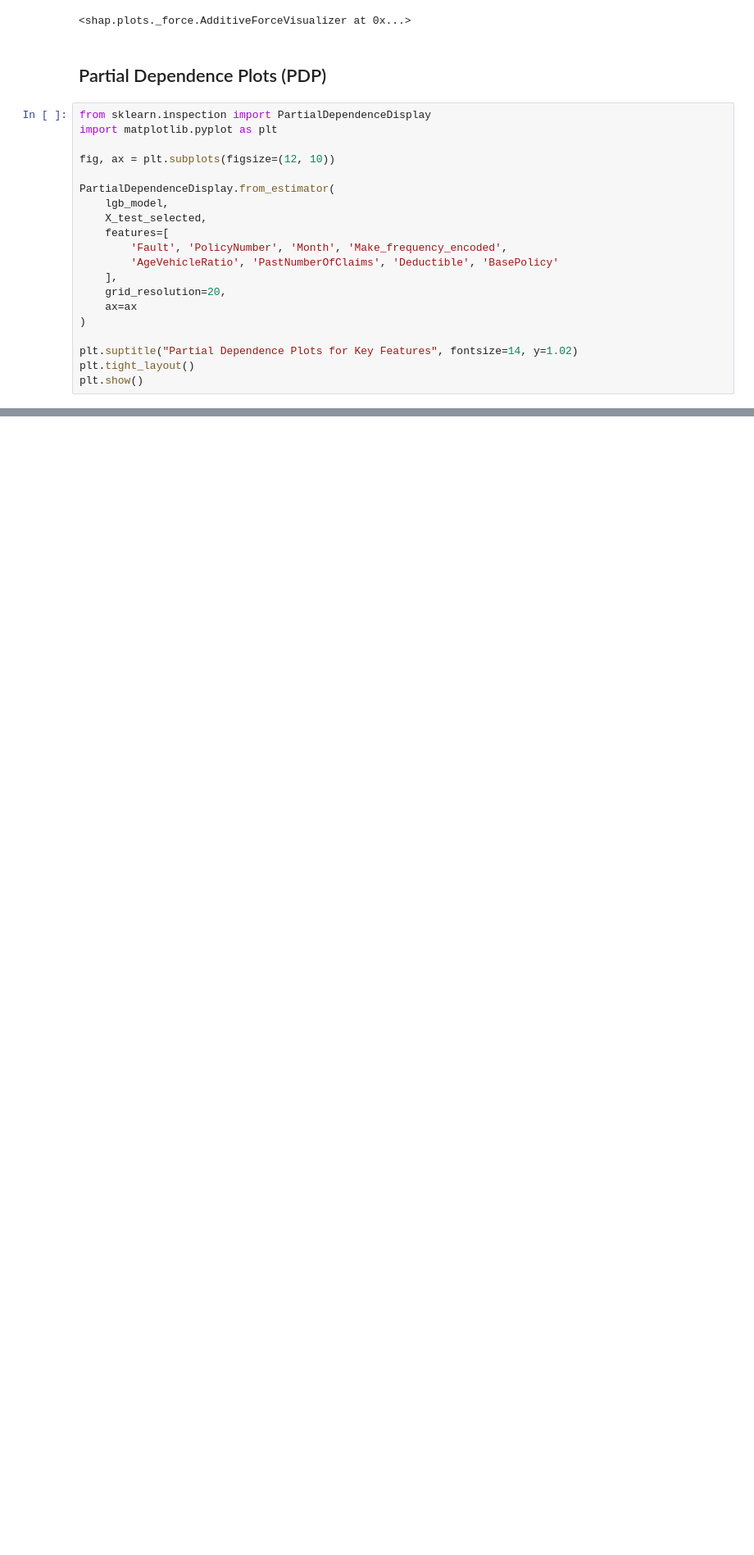
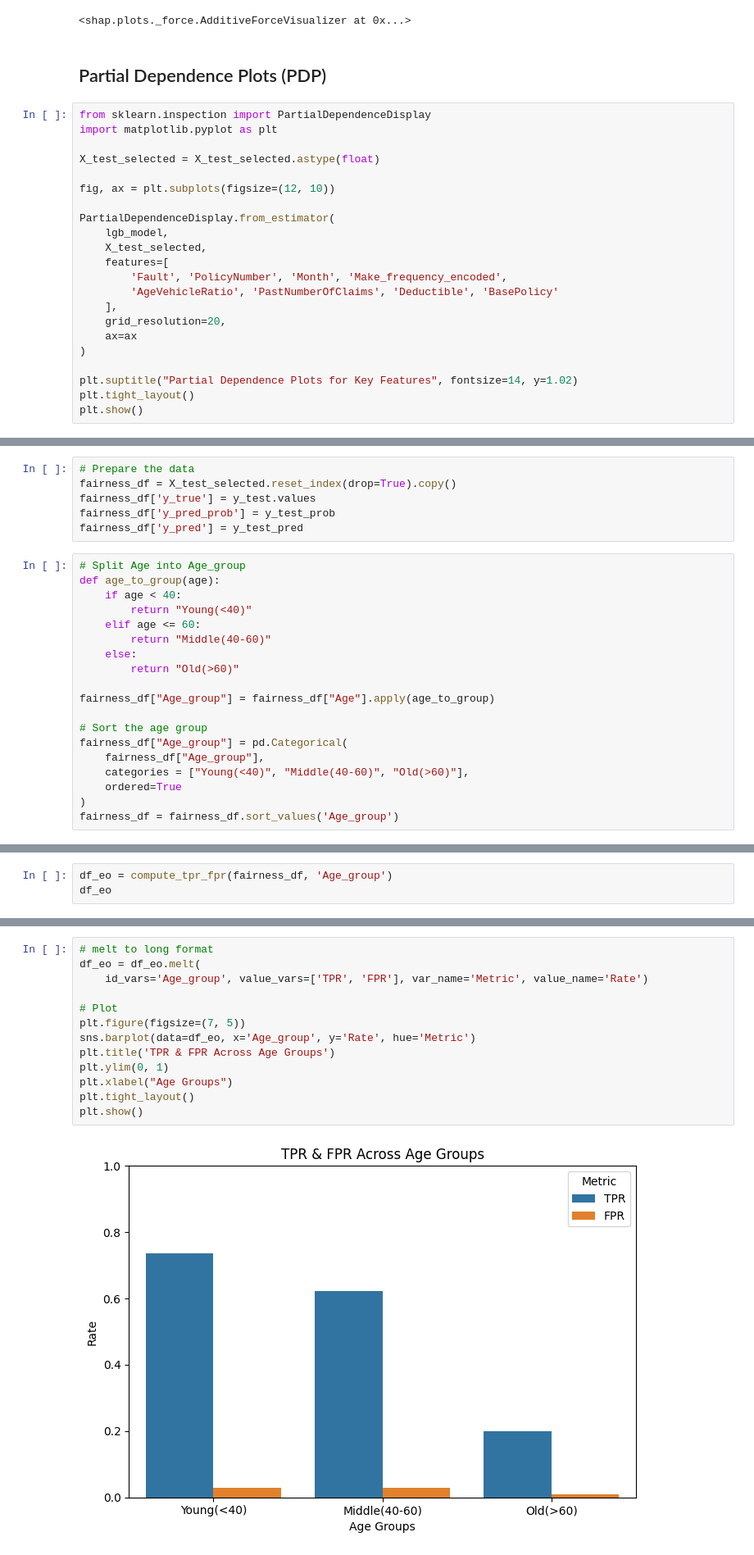
Before and after one commit to enxinn/DSA4263_VehicleInsuranceFraud, a Jupyter notebook: src/Lightgbm (Final model eval & model explainability).ipynb, the cells around one changed output, grey strips where cells are left out. Shown: that part at 82% size. Drawn from its saved outputs; the diff is of its cells as text; blank space fills up the shorter version.

Commit message:
Add fairness testing

```diff
--- a/src/Lightgbm (Final model eval & model explainability).ipynb
+++ b/src/Lightgbm (Final model eval & model explainability).ipynb
@@ -177,6 +177,8 @@ shap.force_plot(
 # %%
 from sklearn.inspection import PartialDependenceDisplay
 import matplotlib.pyplot as plt
+
+X_test_selected = X_test_selected.astype(float)
 
 fig, ax = plt.subplots(figsize=(12, 10))
 
@@ -198,0 +203,25 @@ plt.show()
+# %%
+# Prepare the data
+fairness_df = X_test_selected.reset_index(drop=True).copy()
+fairness_df['y_true'] = y_test.values
+fairness_df['y_pred_prob'] = y_test_prob
+fairness_df['y_pred'] = y_test_pred
+# %%
+# Split Age into Age_group
+def age_to_group(age):
+    if age < 40:
+        return "Young(<40)"
+    elif age <= 60:
+        return "Middle(40-60)"
+    else:
+        return "Old(>60)"
+
+fairness_df["Age_group"] = fairness_df["Age"].apply(age_to_group)
+
+# Sort the age group
+fairness_df["Age_group"] = pd.Categorical(
+    fairness_df["Age_group"],
+    categories = ["Young(<40)", "Middle(40-60)", "Old(>60)"],
+    ordered=True
+)
+fairness_df = fairness_df.sort_values('Age_group')
@@ -198,0 +270,3 @@ plt.show()
+# %%
+df_eo = compute_tpr_fpr(fairness_df, 'Age_group')
+df_eo
@@ -198,0 +278,15 @@ plt.show()
+# %%
+# melt to long format
+df_eo = df_eo.melt(
+    id_vars='Age_group', value_vars=['TPR', 'FPR'], var_name='Metric', value_name='Rate')
+
+# Plot
+plt.figure(figsize=(7, 5))
+sns.barplot(data=df_eo, x='Age_group', y='Rate', hue='Metric')
+plt.title('TPR & FPR Across Age Groups')
+plt.ylim(0, 1)
+plt.xlabel("Age Groups")
+plt.tight_layout()
+plt.show()
+# %% [output]
+[figure, added]
```
Also changed, not shown: parts of 9 cells of this notebook.
